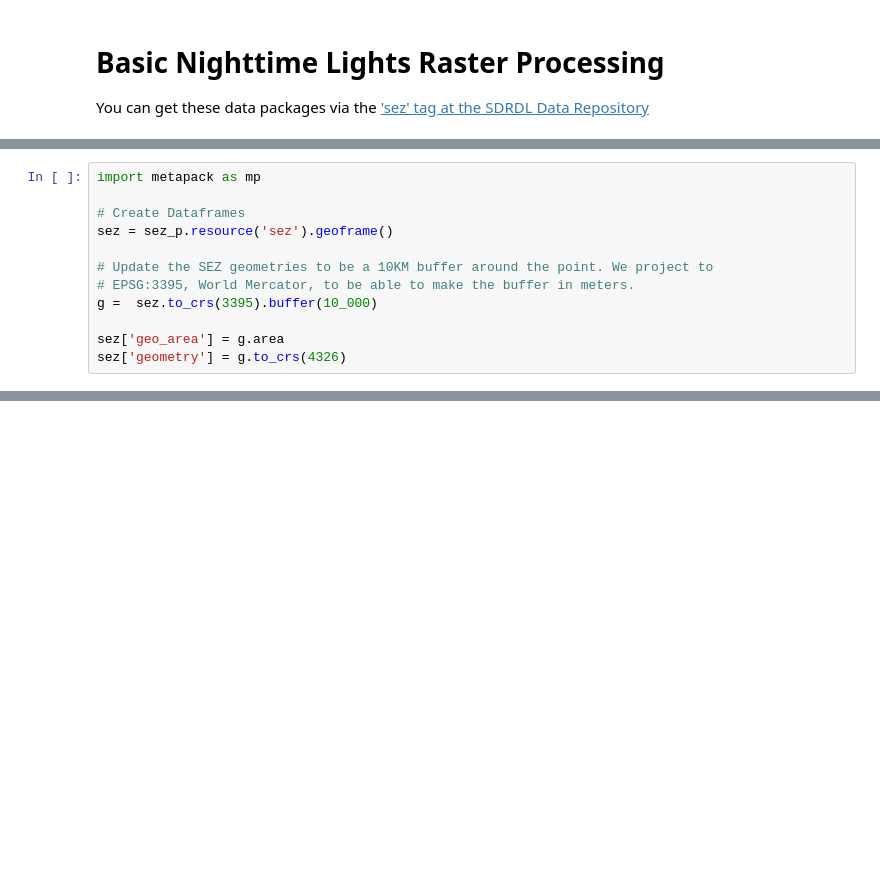
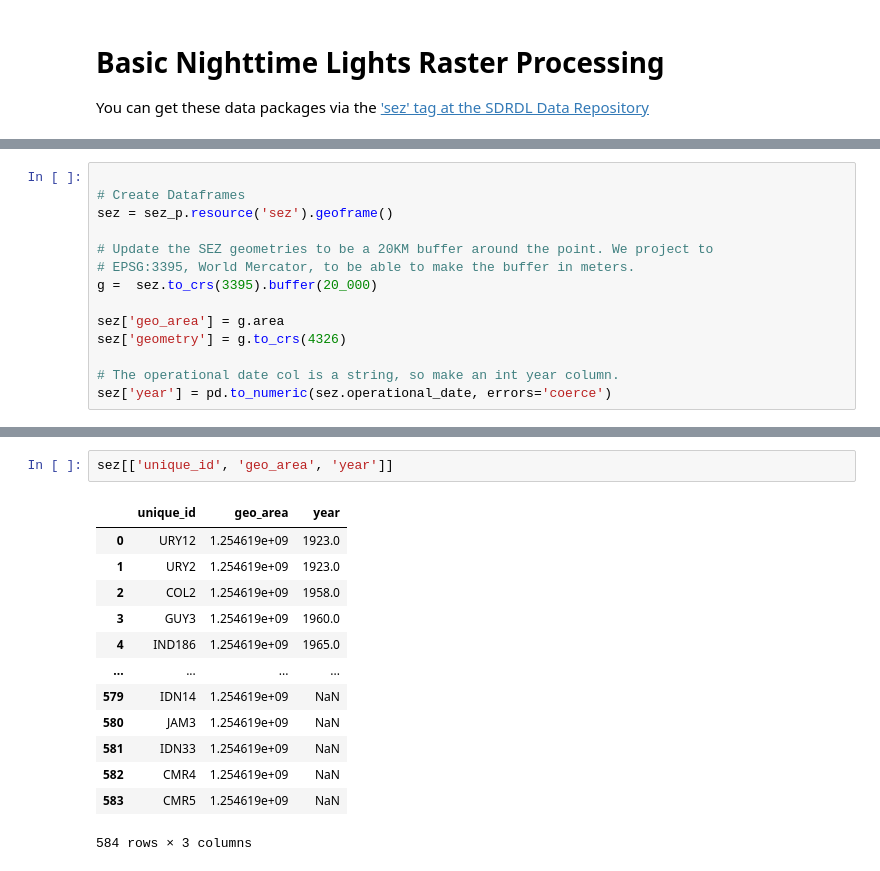
Before and after one commit to sandiegodata-projects/chartercitiesinstitute.org-sez, a Jupyter notebook: notebooks/ericbusboom/Circular Patches.ipynb, the cells around one changed output, grey strips where cells are left out. Cells and saved outputs as stored; diff of their text form; blank space fills up the shorter version.

```diff
--- a/notebooks/ericbusboom/Circular Patches.ipynb
+++ b/notebooks/ericbusboom/Circular Patches.ipynb
@@ -73,12 +49,14 @@ abframes = [ ab_p.resource(r.name).geoframe() for r in ab_p.resources() if r.nam
 # %%
-import metapack as mp
 
 # Create Dataframes
 sez = sez_p.resource('sez').geoframe()
 
-# Update the SEZ geometries to be a 10KM buffer around the point. We project to
+# Update the SEZ geometries to be a 20KM buffer around the point. We project to
 # EPSG:3395, World Mercator, to be able to make the buffer in meters.
-g =  sez.to_crs(3395).buffer(10_000)
+g =  sez.to_crs(3395).buffer(20_000)
 
 sez['geo_area'] = g.area
 sez['geometry'] = g.to_crs(4326)
+
+# The operational date col is a string, so make an int year column.
+sez['year'] = pd.to_numeric(sez.operational_date, errors='coerce')
@@ -165,0 +119,16 @@ with h5py.File('sez_circ_patches.h5', 'r') as f:
+# %%
+sez[['unique_id', 'geo_area', 'year']]
+# %% [output]
+|  | unique_id | geo_area | year |
+| 0 | URY12 | 1.254619e+09 | 1923.0 |
+| 1 | URY2 | 1.254619e+09 | 1923.0 |
+| 2 | COL2 | 1.254619e+09 | 1958.0 |
+| 3 | GUY3 | 1.254619e+09 | 1960.0 |
+| 4 | IND186 | 1.254619e+09 | 1965.0 |
+| ... | ... | ... | ... |
+| 579 | IDN14 | 1.254619e+09 | NaN |
+| 580 | JAM3 | 1.254619e+09 | NaN |
+| 581 | IDN33 | 1.254619e+09 | NaN |
+| 582 | CMR4 | 1.254619e+09 | NaN |
+| 583 | CMR5 | 1.254619e+09 | NaN |
+584 rows × 3 columns
```
Also changed, not shown: parts of 18 cells of this notebook, 1 other file.
